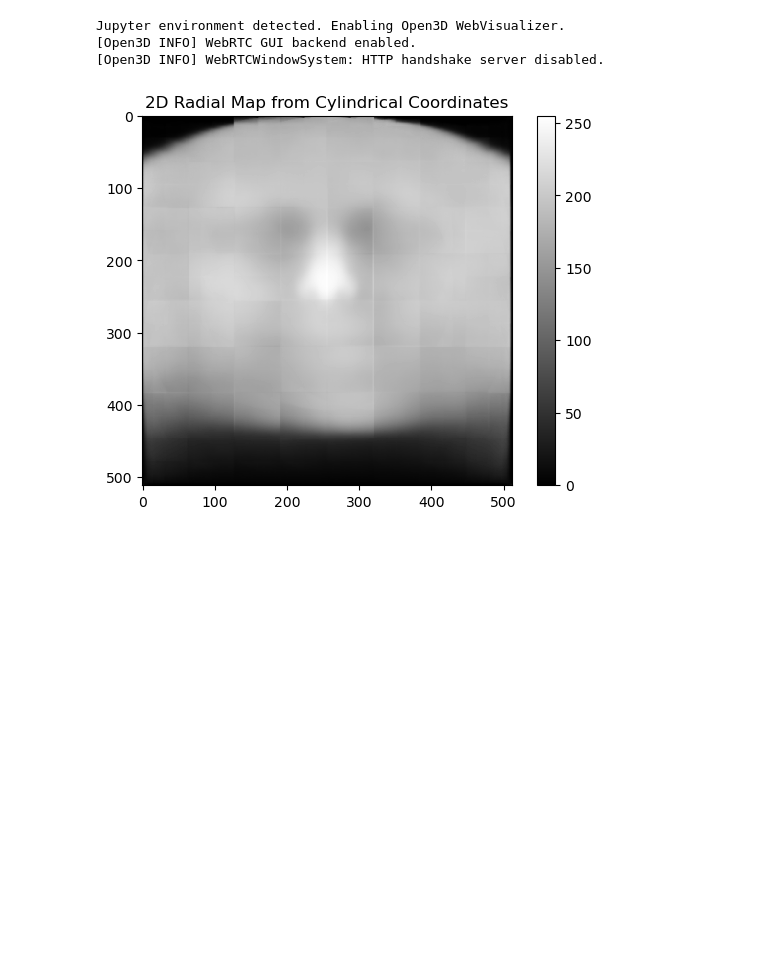
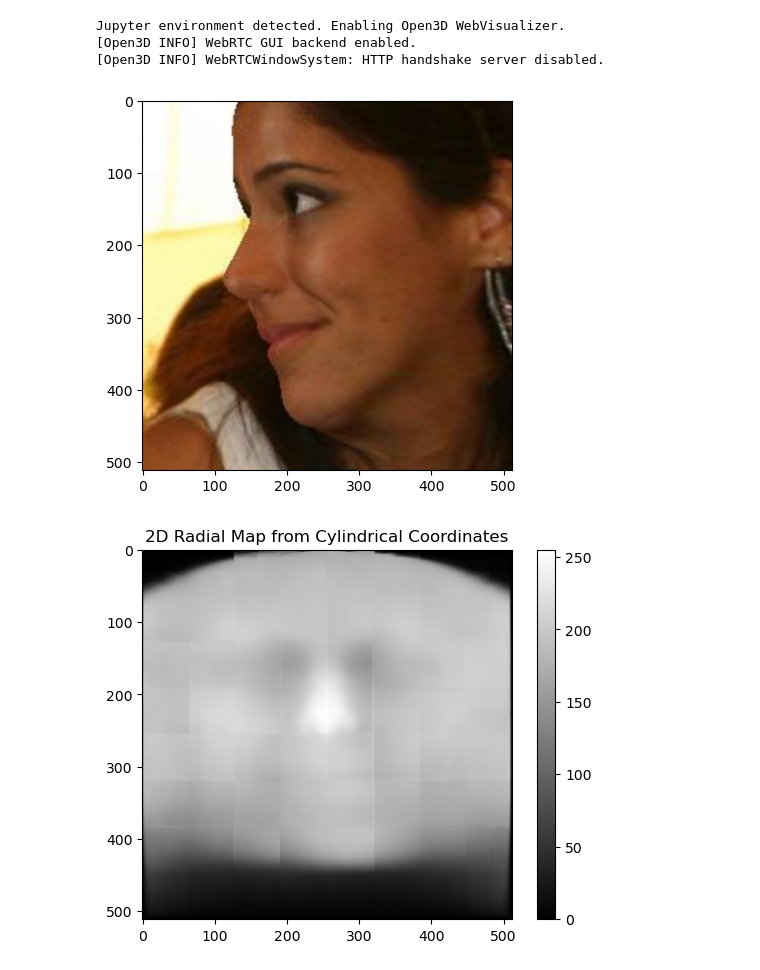
Before and after one commit to chenbm4/SPheReNet, a Jupyter notebook: prediction_analysis.ipynb, the cells around one changed output. Saved outputs shown, nothing was run; the diff lists cells and outputs as text; code cells hidden in the pictures; blank space fills up the shorter version.

Commit message:
now displays input image as well

```diff
--- a/prediction_analysis.ipynb
+++ b/prediction_analysis.ipynb
@@ -15,6 +15,13 @@ import ipywidgets as widgets
 Jupyter environment detected. Enabling Open3D WebVisualizer.
 [Open3D INFO] WebRTC GUI backend enabled.
 [Open3D INFO] WebRTCWindowSystem: HTTP handshake server disabled.
+# %%
+image_path = 'predictions/AFW_2339510439_2_9.jpg'
+image = io.imread(image_path)/255.
+plt.imshow(image)
+plt.show()
+# %% [output]
+[figure, added]
 # %%
 prediction_file = 'predictions/AFW_2339510439_2_9_prediction.npy'
 predicted_posmap = np.load(prediction_file)
```
